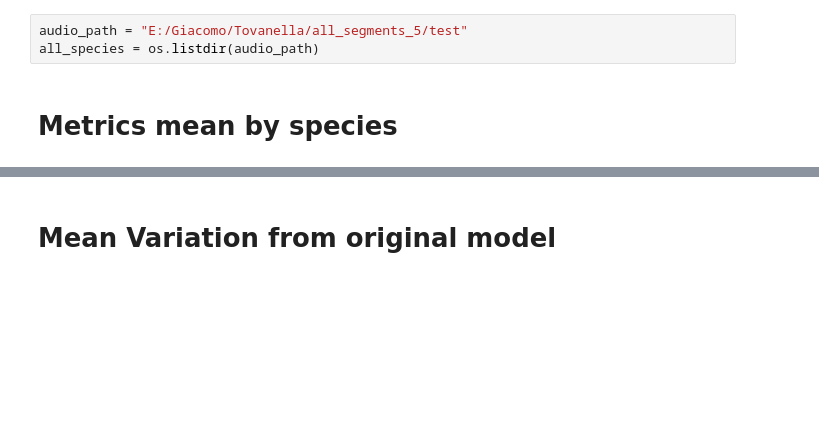
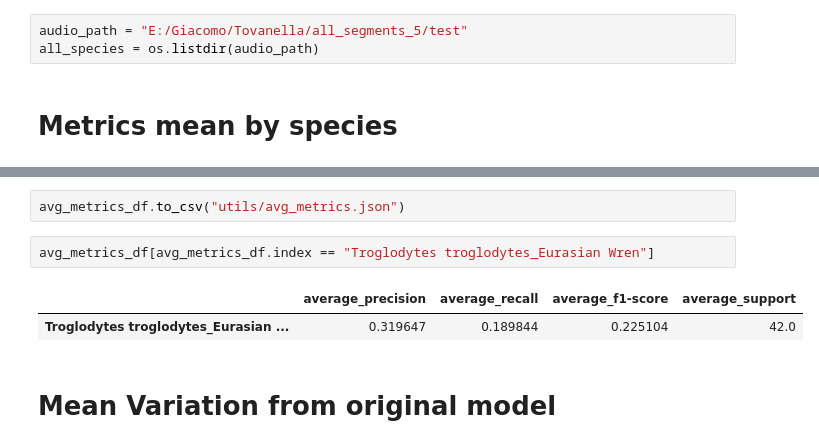
Before and after one commit to giacomoschiavo/finetuning-BirdNET, a Jupyter notebook: 4_models_analysis.ipynb, the cells around one changed output, grey strips where cells are left out. Saved outputs shown, nothing was run; the diff lists cells and outputs as text; blank space fills up the shorter version.

```diff
--- a/4_models_analysis.ipynb
+++ b/4_models_analysis.ipynb
@@ -87,6 +86,13 @@ avg_metrics_df
 | Turdus philomelos_Song Thrush | 0.278170 | 0.658236 | 0.302311 | 216.181818 |
 | Vegetation_ | 0.399061 | 0.163882 | 0.227206 | 27.500000 |
 | Wind_ | 0.138900 | 0.119847 | 0.126856 | 46.416667 |
+# %%
+avg_metrics_df.to_csv("utils/avg_metrics.json")
+# %%
+avg_metrics_df[avg_metrics_df.index == "Troglodytes troglodytes_Eurasian Wren"]
+# %% [output]
+|  | average_precision | average_recall | average_f1-score | average_support |
+| Troglodytes troglodytes_Eurasian ... | 0.319647 | 0.189844 | 0.225104 | 42.0 |
 # %% [markdown]
 # Mean Variation from original model
 # %%
```
Also changed, not shown: parts of 1 cell of this notebook, 22 other files.
